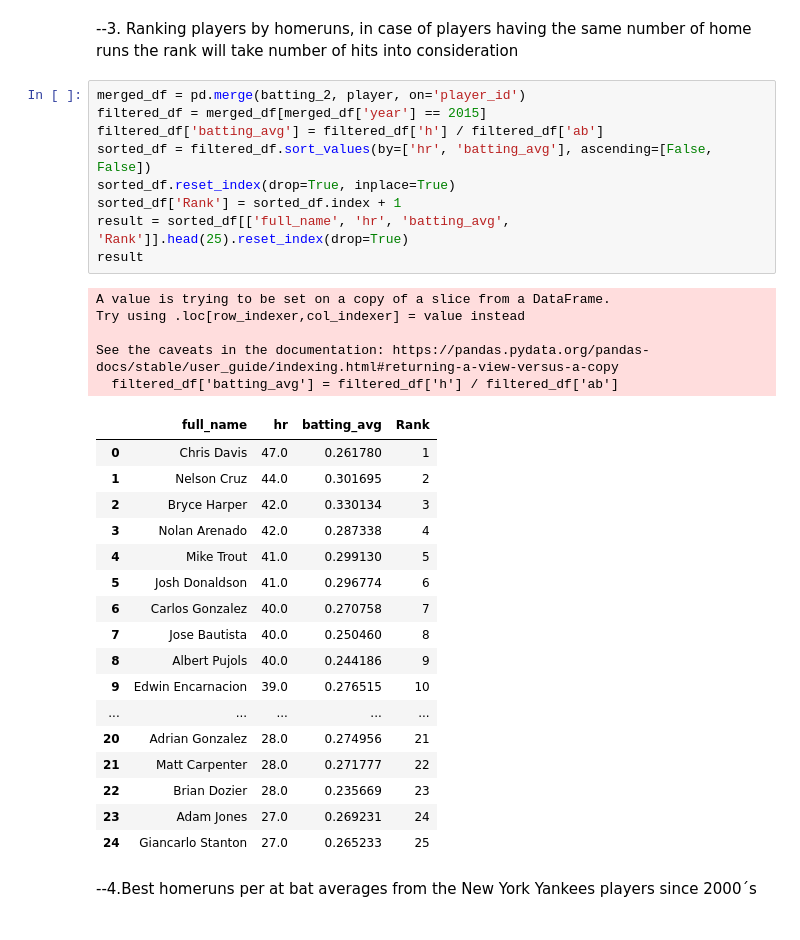
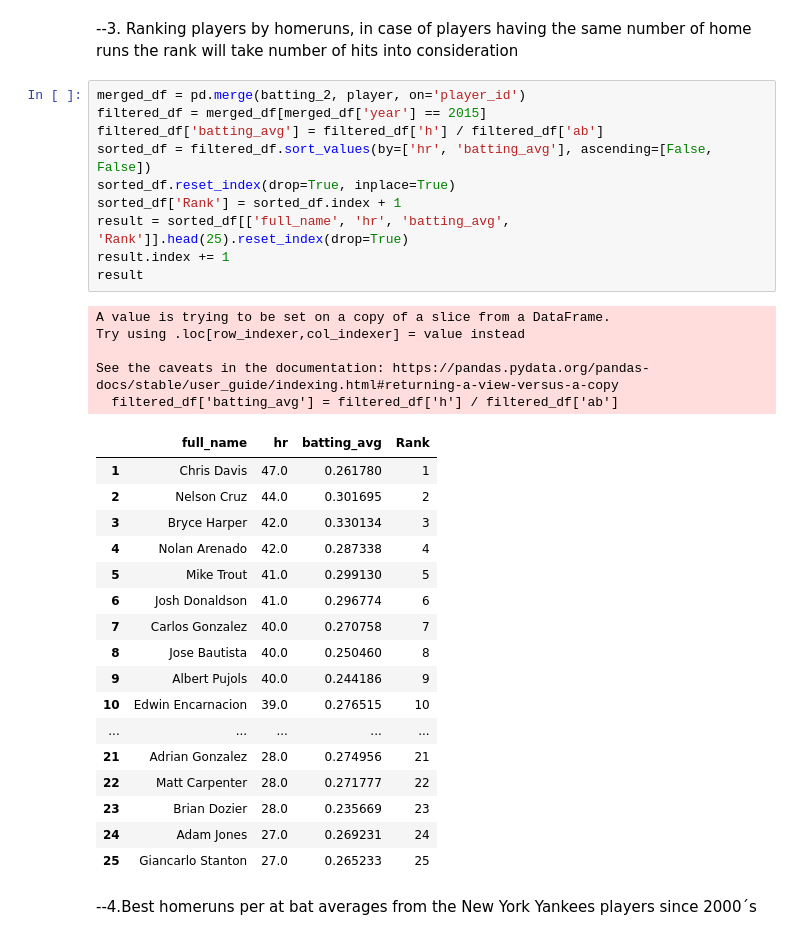
Before and after one commit to VicenteBlasini/MLB-Database-Analysis, a Jupyter notebook: Python/Pandas.ipynb, the cells around one changed output. Saved outputs shown, nothing was run; the diff lists cells and outputs as text.

```diff
--- a/Python/Pandas.ipynb
+++ b/Python/Pandas.ipynb
@@ -95,35 +96,36 @@ result_df
 # %%
 merged_df = pd.merge(batting_2, player, on='player_id')
 filtered_df = merged_df[merged_df['year'] == 2015]
 filtered_df['batting_avg'] = filtered_df['h'] / filtered_df['ab']
 sorted_df = filtered_df.sort_values(by=['hr', 'batting_avg'], ascending=[False, False])
 sorted_df.reset_index(drop=True, inplace=True)
 sorted_df['Rank'] = sorted_df.index + 1
 result = sorted_df[['full_name', 'hr', 'batting_avg', 'Rank']].head(25).reset_index(drop=True)
+result.index += 1
 result
 # %% [output]
 A value is trying to be set on a copy of a slice from a DataFrame.
 Try using .loc[row_indexer,col_indexer] = value instead
 
 See the caveats in the documentation: https://pandas.pydata.org/pandas-docs/stable/user_guide/indexing.html#returning-a-view-versus-a-copy
   filtered_df['batting_avg'] = filtered_df['h'] / filtered_df['ab']
 |  | full_name | hr | batting_avg | Rank |
-| 0 | Chris Davis | 47.0 | 0.261780 | 1 |
-| 1 | Nelson Cruz | 44.0 | 0.301695 | 2 |
-| 2 | Bryce Harper | 42.0 | 0.330134 | 3 |
-| 3 | Nolan Arenado | 42.0 | 0.287338 | 4 |
-| 4 | Mike Trout | 41.0 | 0.299130 | 5 |
-| 5 | Josh Donaldson | 41.0 | 0.296774 | 6 |
-| 6 | Carlos Gonzalez | 40.0 | 0.270758 | 7 |
-| 7 | Jose Bautista | 40.0 | 0.250460 | 8 |
-| 8 | Albert Pujols | 40.0 | 0.244186 | 9 |
-| 9 | Edwin Encarnacion | 39.0 | 0.276515 | 10 |
+| 1 | Chris Davis | 47.0 | 0.261780 | 1 |
+| 2 | Nelson Cruz | 44.0 | 0.301695 | 2 |
+| 3 | Bryce Harper | 42.0 | 0.330134 | 3 |
+| 4 | Nolan Arenado | 42.0 | 0.287338 | 4 |
+| 5 | Mike Trout | 41.0 | 0.299130 | 5 |
+| 6 | Josh Donaldson | 41.0 | 0.296774 | 6 |
+| 7 | Carlos Gonzalez | 40.0 | 0.270758 | 7 |
+| 8 | Jose Bautista | 40.0 | 0.250460 | 8 |
+| 9 | Albert Pujols | 40.0 | 0.244186 | 9 |
+| 10 | Edwin Encarnacion | 39.0 | 0.276515 | 10 |
 | ... | ... | ... | ... | ... |
-| 20 | Adrian Gonzalez | 28.0 | 0.274956 | 21 |
-| 21 | Matt Carpenter | 28.0 | 0.271777 | 22 |
-| 22 | Brian Dozier | 28.0 | 0.235669 | 23 |
-| 23 | Adam Jones | 27.0 | 0.269231 | 24 |
-| 24 | Giancarlo Stanton | 27.0 | 0.265233 | 25 |
+| 21 | Adrian Gonzalez | 28.0 | 0.274956 | 21 |
+| 22 | Matt Carpenter | 28.0 | 0.271777 | 22 |
+| 23 | Brian Dozier | 28.0 | 0.235669 | 23 |
+| 24 | Adam Jones | 27.0 | 0.269231 | 24 |
+| 25 | Giancarlo Stanton | 27.0 | 0.265233 | 25 |
 # %% [markdown]
 --4.Best homeruns per at bat averages from the New York Yankees players since 2000´s
 # %%
```
Also changed, not shown: parts of 7 cells of this notebook, 2 other files.
